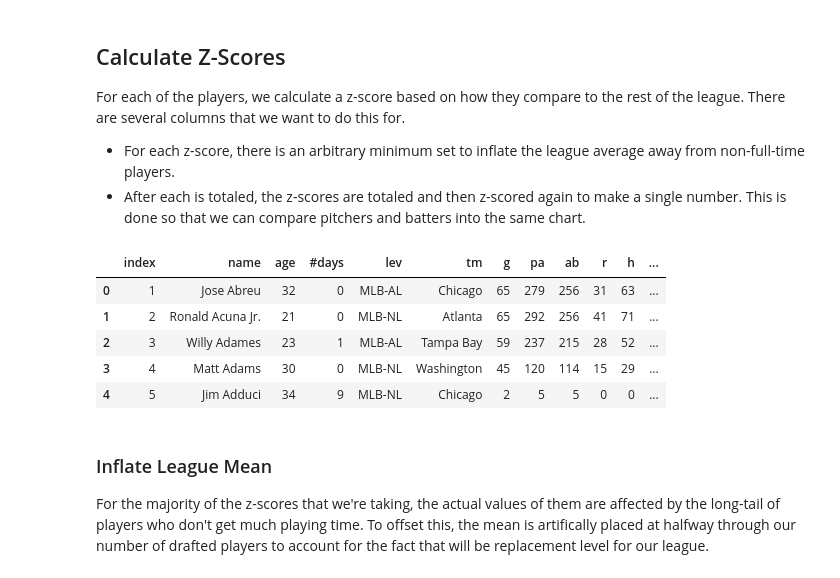
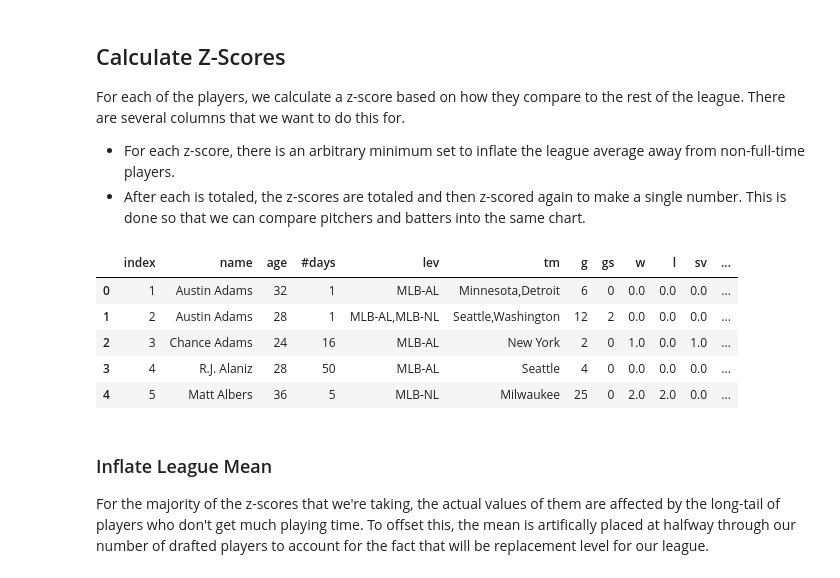
Before and after one commit to zmsy/notebooks, a Jupyter notebook: Player Z-scores.ipynb, the cells around one changed output. Cells and saved outputs as stored; diff of their text form; code cells hidden in the pictures.

```diff
--- a/Player Z-scores.ipynb
+++ b/Player Z-scores.ipynb
@@ -68,14 +68,14 @@ dfpa.fillna(0, inplace=True)
 dfba.fillna(0, inplace=True)
 print()
 # %%
-dfba.head(5)
+dfpa.head(5)
 # %% [output]
-|  | index | name | age | #days | lev | tm | g | pa | ab | r | h | ... |
-| 0 | 1 | Jose Abreu | 32 | 0 | MLB-AL | Chicago | 65 | 279 | 256 | 31 | 63 | ... |
-| 1 | 2 | Ronald Acuna Jr. | 21 | 0 | MLB-NL | Atlanta | 65 | 292 | 256 | 41 | 71 | ... |
-| 2 | 3 | Willy Adames | 23 | 1 | MLB-AL | Tampa Bay | 59 | 237 | 215 | 28 | 52 | ... |
-| 3 | 4 | Matt Adams | 30 | 0 | MLB-NL | Washington | 45 | 120 | 114 | 15 | 29 | ... |
-| 4 | 5 | Jim Adduci | 34 | 9 | MLB-NL | Chicago | 2 | 5 | 5 | 0 | 0 | ... |
+|  | index | name | age | #days | lev | tm | g | gs | w | l | sv | ... |
+| 0 | 1 | Austin Adams | 32 | 1 | MLB-AL | Minnesota,Detroit | 6 | 0 | 0.0 | 0.0 | 0.0 | ... |
+| 1 | 2 | Austin Adams | 28 | 1 | MLB-AL,MLB-NL | Seattle,Washington | 12 | 2 | 0.0 | 0.0 | 0.0 | ... |
+| 2 | 3 | Chance Adams | 24 | 16 | MLB-AL | New York | 2 | 0 | 1.0 | 0.0 | 1.0 | ... |
+| 3 | 4 | R.J. Alaniz | 28 | 50 | MLB-AL | Seattle | 4 | 0 | 0.0 | 0.0 | 0.0 | ... |
+| 4 | 5 | Matt Albers | 36 | 5 | MLB-NL | Milwaukee | 25 | 0 | 2.0 | 2.0 | 0.0 | ... |
 # %%
 # create any calculated columns necessary
 dfb['k_pct'] = (dfb['so'] / dfb['ab']).round(2)
```
Also changed, not shown: parts of 2 cells of this notebook.
